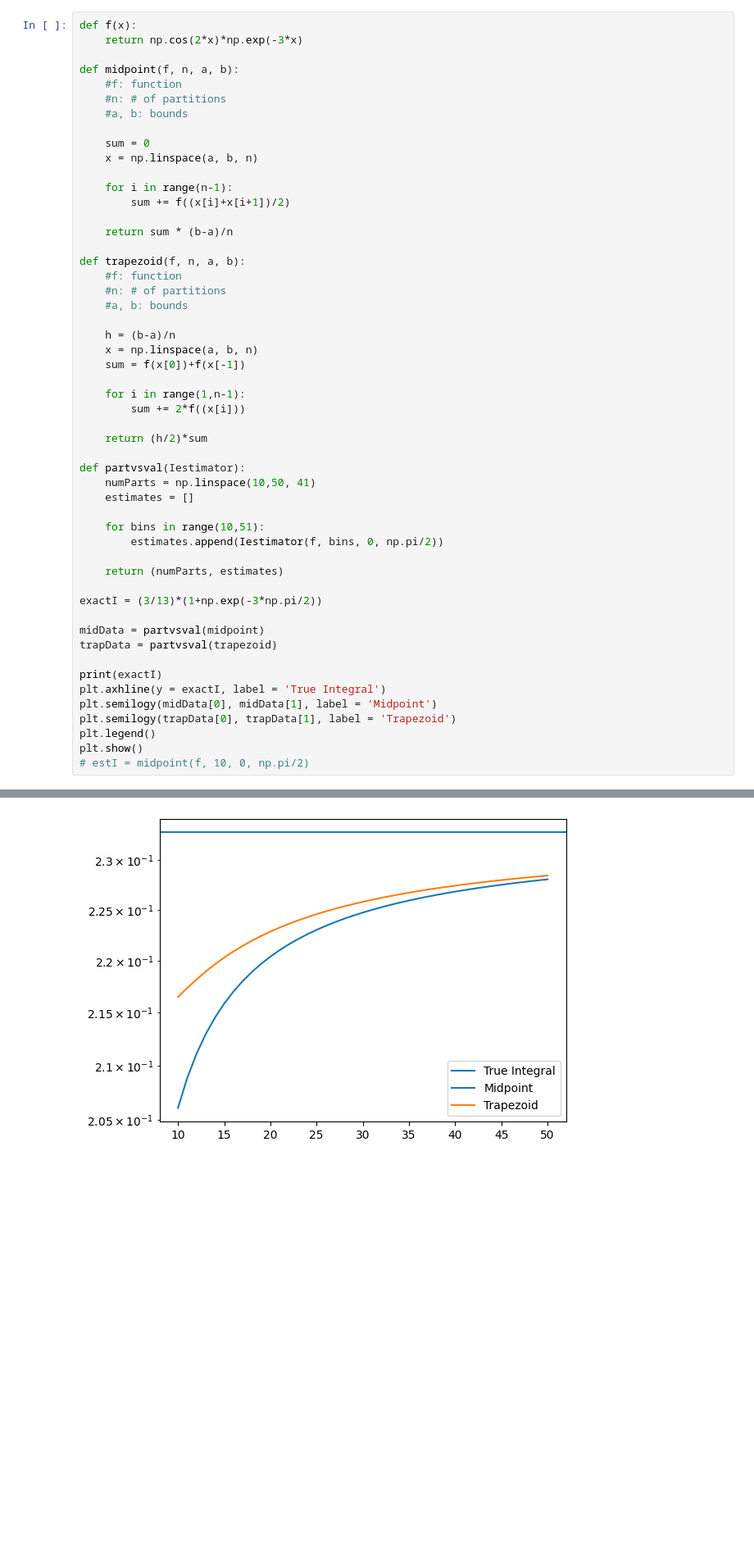
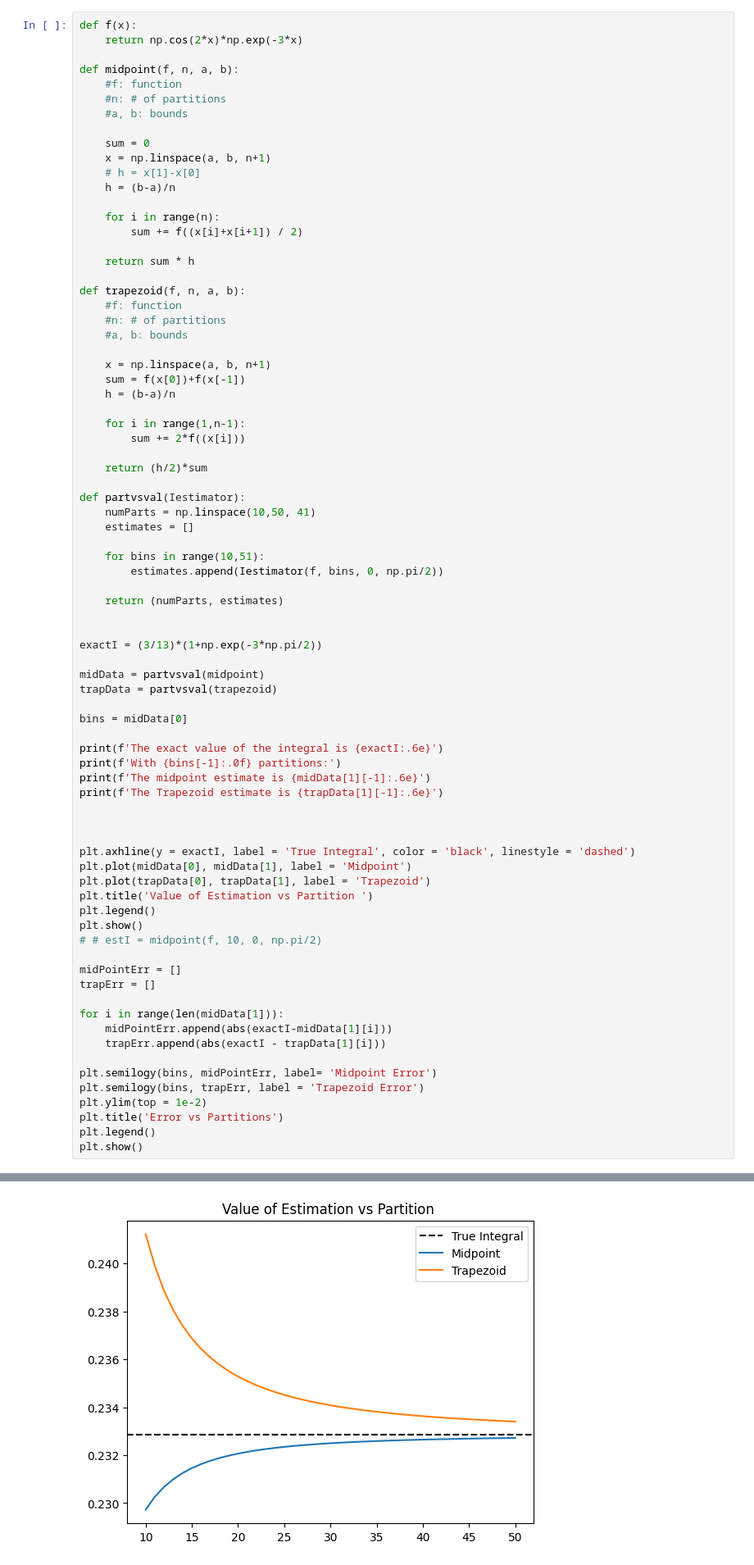
Before and after one commit to h-e-t/AERO222, a Jupyter notebook: HW5/TruebaHW5.ipynb, the cells around one changed output, grey strips where cells are left out. Shown at 82% size. Drawn from its saved outputs; the diff is of its cells as text; blank space fills up the shorter version.

```diff
--- a/HW5/TruebaHW5.ipynb
+++ b/HW5/TruebaHW5.ipynb
@@ -13,21 +13,23 @@ def midpoint(f, n, a, b):
     #a, b: bounds
 
     sum = 0
-    x = np.linspace(a, b, n)
+    x = np.linspace(a, b, n+1)
+    # h = x[1]-x[0]
+    h = (b-a)/n
 
-    for i in range(n-1):
-        sum += f((x[i]+x[i+1])/2)
+    for i in range(n):
+        sum += f((x[i]+x[i+1]) / 2)
 
-    return sum * (b-a)/n
+    return sum * h
 
 def trapezoid(f, n, a, b):
     #f: function
     #n: # of partitions
     #a, b: bounds
 
+    x = np.linspace(a, b, n+1)
+    sum = f(x[0])+f(x[-1])
     h = (b-a)/n
-    x = np.linspace(a, b, n)
-    sum = f(x[0])+f(x[-1])
 
     for i in range(1,n-1):
         sum += 2*f((x[i]))
@@ -43,16 +45,40 @@ def partvsval(Iestimator):
 
     return (numParts, estimates)
 
+
 exactI = (3/13)*(1+np.exp(-3*np.pi/2))
 
 midData = partvsval(midpoint)
 trapData = partvsval(trapezoid)
 
-print(exactI)
-plt.axhline(y = exactI, label = 'True Integral')
-plt.semilogy(midData[0], midData[1], label = 'Midpoint')
-plt.semilogy(trapData[0], trapData[1], label = 'Trapezoid')
+bins = midData[0]
+
+print(f'The exact value of the integral is {exactI:.6e}')
+print(f'With {bins[-1]:.0f} partitions:')
+print(f'The midpoint estimate is {midData[1][-1]:.6e}')
+print(f'The Trapezoid estimate is {trapData[1][-1]:.6e}')
+
+
+
+plt.axhline(y = exactI, label = 'True Integral', color = 'black', linestyle = 'dashed')
+plt.plot(midData[0], midData[1], label = 'Midpoint')
+plt.plot(trapData[0], trapData[1], label = 'Trapezoid')
+plt.title('Value of Estimation vs Partition ')
 plt.legend()
 plt.show()
-# estI = midpoint(f, 10, 0, np.pi/2)
+# # estI = midpoint(f, 10, 0, np.pi/2)
+
+midPointErr = []
+trapErr = []
+
+for i in range(len(midData[1])):
+    midPointErr.append(abs(exactI-midData[1][i]))
+    trapErr.append(abs(exactI - trapData[1][i]))
+
+plt.semilogy(bins, midPointErr, label= 'Midpoint Error')
+plt.semilogy(bins, trapErr, label = 'Trapezoid Error')
+plt.ylim(top = 1e-2)
+plt.title('Error vs Partitions')
+plt.legend()
+plt.show()
 # %% [output]
@@ -60 +89 @@ plt.show()
-[figure, old version]
+[figure, new version]
```
Also changed, not shown: parts of 1 cell of this notebook, 2 other files.
